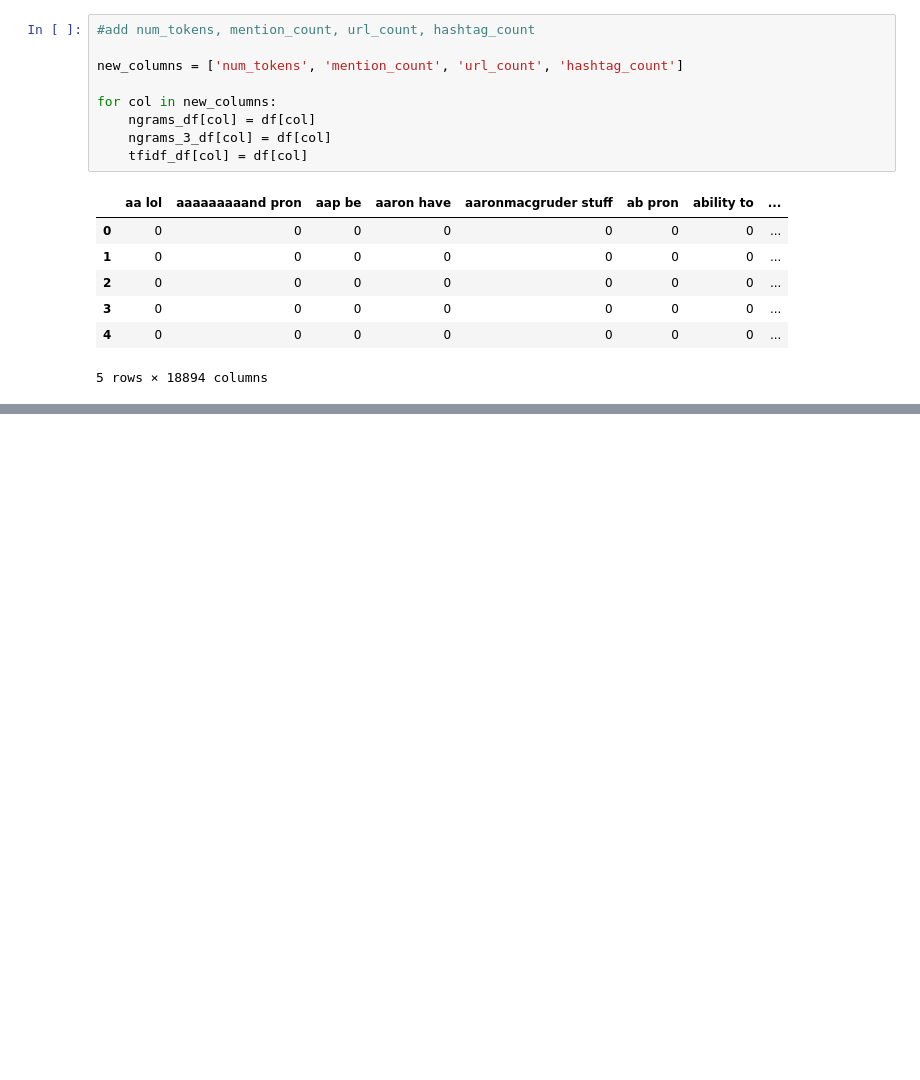
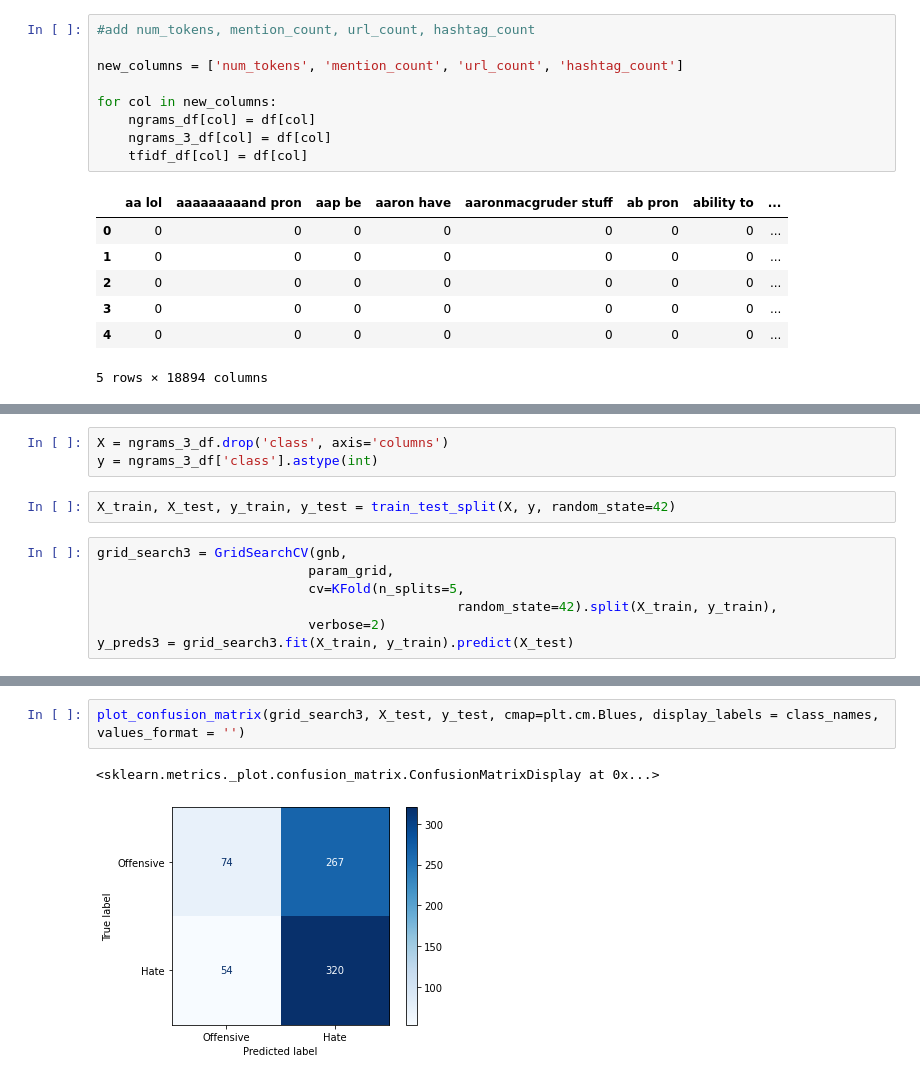
Before and after one commit to sheensta/twitter_hate_speech, a Jupyter notebook: notebooks/feature_selection_colin.ipynb, the cells around one changed output, grey strips where cells are left out. Saved outputs shown, nothing was run; the diff lists cells and outputs as text; blank space fills up the shorter version.

```diff
--- a/notebooks/feature_selection_colin.ipynb
+++ b/notebooks/feature_selection_colin.ipynb
@@ -254,0 +354,12 @@ from sklearn import svm
+# %%
+X = ngrams_3_df.drop('class', axis='columns')
+y = ngrams_3_df['class'].astype(int)
+# %%
+X_train, X_test, y_train, y_test = train_test_split(X, y, random_state=42)
+# %%
+grid_search3 = GridSearchCV(gnb,
+                           param_grid,
+                           cv=KFold(n_splits=5,
+                                              random_state=42).split(X_train, y_train),
+                           verbose=2)
+y_preds3 = grid_search3.fit(X_train, y_train).predict(X_test)
@@ -254,0 +381,5 @@ from sklearn import svm
+# %%
+plot_confusion_matrix(grid_search3, X_test, y_test, cmap=plt.cm.Blues, display_labels = class_names, values_format = '')
+# %% [output]
+<sklearn.metrics._plot.confusion_matrix.ConfusionMatrixDisplay at 0x...>
+[figure, added]
```
Also changed, not shown: parts of 26 cells of this notebook.
